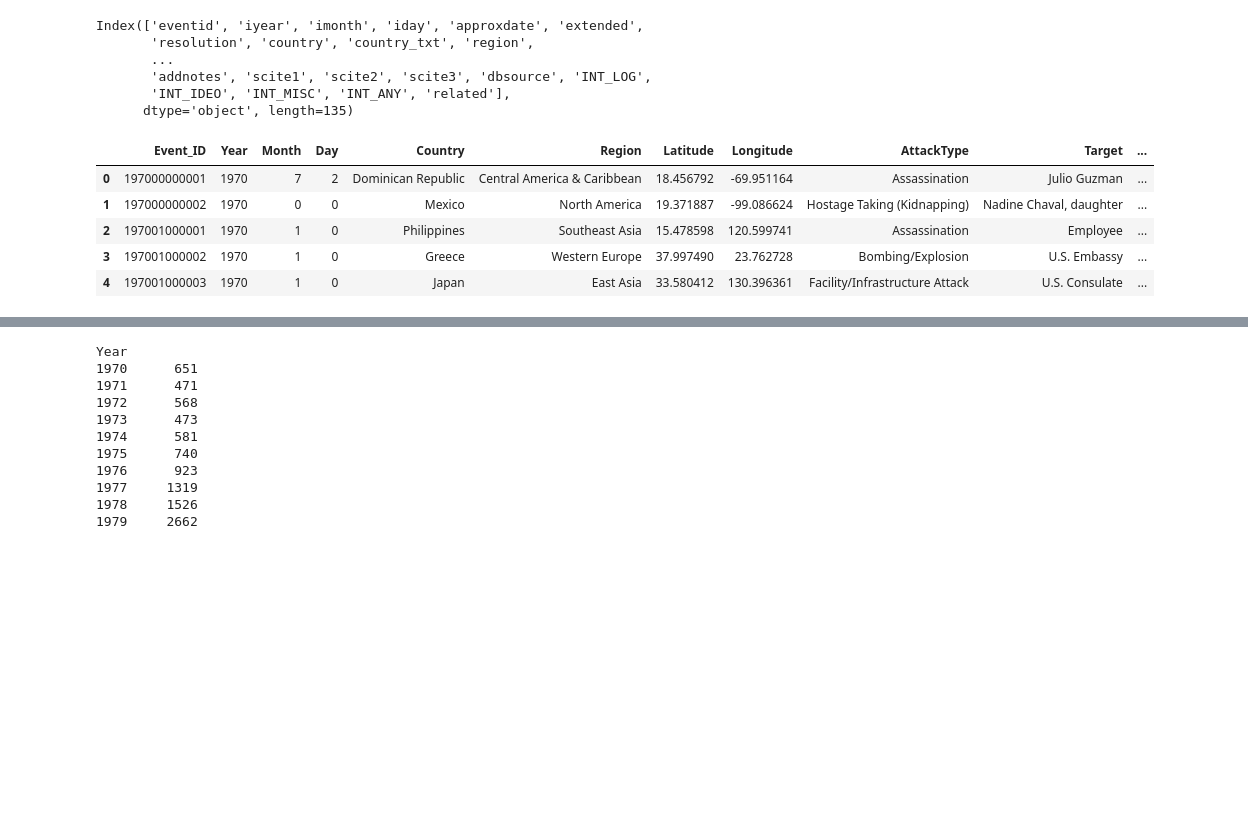
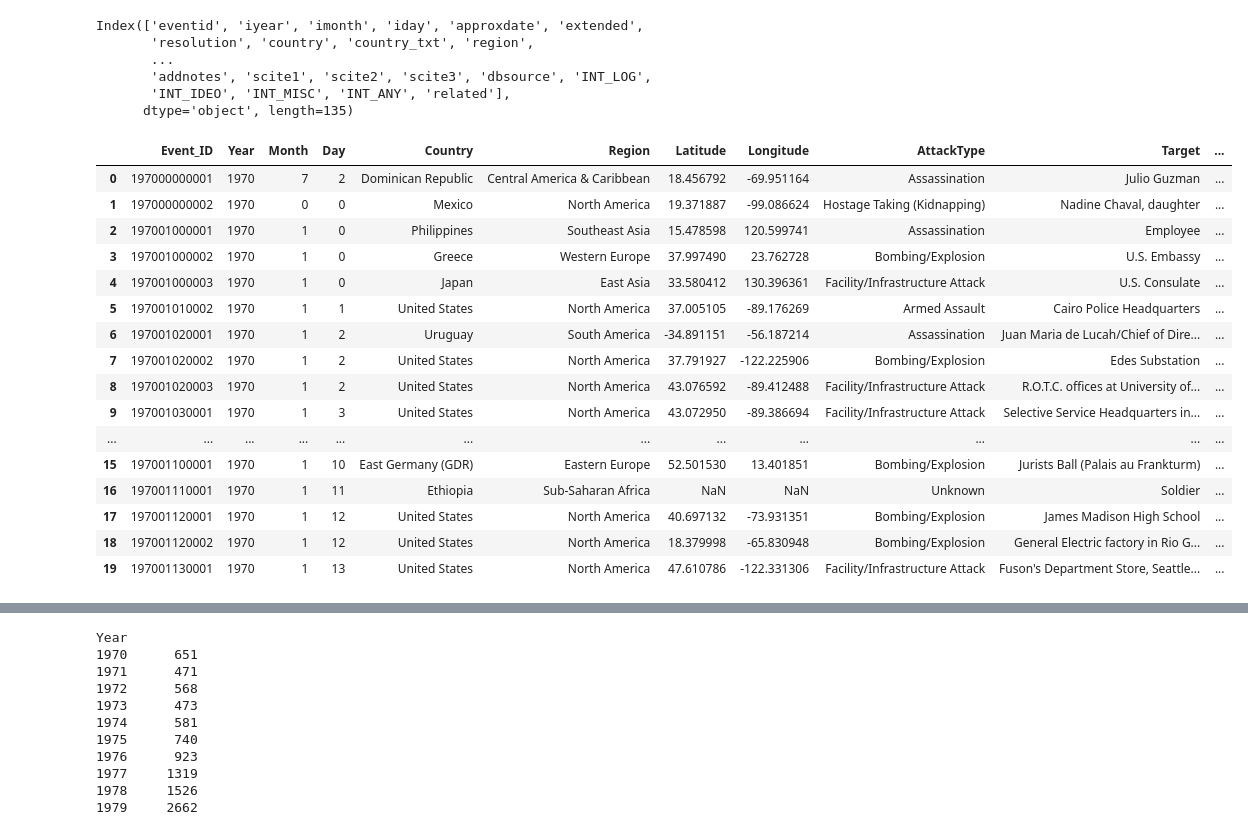
Before and after one commit to gverploeg/Terrorism_Capstone, a Jupyter notebook: notebooks/data_sort_pandas.ipynb, the cells around one changed output, grey strips where cells are left out. Drawn from its saved outputs; the diff is of its cells as text; code cells hidden in the pictures; blank space fills up the shorter version.

Commit message:
added data table in read me

```diff
--- a/notebooks/data_sort_pandas.ipynb
+++ b/notebooks/data_sort_pandas.ipynb
@@ -156,11 +156,22 @@ Index(['eventid', 'iyear', 'imonth', 'iday', 'approxdate', 'extended',
 # %%
 terror = df_[['Event_ID', 'Year', 'Month', 'Day', 'Country', 'Region', 'Latitude', 'Longitude', 'AttackType', 'Target', 'Fatalities', 'Wounded', 'Summary', 'Group', 'Target_Type', 'Weapon_Type', 'Motive']]
 
-terror.head()
+terror.head(20)
 # %% [output]
 |  | Event_ID | Year | Month | Day | Country | Region | Latitude | Longitude | AttackType | Target | ... |
 | 0 | 197000000001 | 1970 | 7 | 2 | Dominican Republic | Central America & Caribbean | 18.456792 | -69.951164 | Assassination | Julio Guzman | ... |
 | 1 | 197000000002 | 1970 | 0 | 0 | Mexico | North America | 19.371887 | -99.086624 | Hostage Taking (Kidnapping) | Nadine Chaval, daughter | ... |
 | 2 | 197001000001 | 1970 | 1 | 0 | Philippines | Southeast Asia | 15.478598 | 120.599741 | Assassination | Employee | ... |
 | 3 | 197001000002 | 1970 | 1 | 0 | Greece | Western Europe | 37.997490 | 23.762728 | Bombing/Explosion | U.S. Embassy | ... |
 | 4 | 197001000003 | 1970 | 1 | 0 | Japan | East Asia | 33.580412 | 130.396361 | Facility/Infrastructure Attack | U.S. Consulate | ... |
+| 5 | 197001010002 | 1970 | 1 | 1 | United States | North America | 37.005105 | -89.176269 | Armed Assault | Cairo Police Headquarters | ... |
+| 6 | 197001020001 | 1970 | 1 | 2 | Uruguay | South America | -34.891151 | -56.187214 | Assassination | Juan Maria de Lucah/Chief of Dire... | ... |
+| 7 | 197001020002 | 1970 | 1 | 2 | United States | North America | 37.791927 | -122.225906 | Bombing/Explosion | Edes Substation | ... |
+| 8 | 197001020003 | 1970 | 1 | 2 | United States | North America | 43.076592 | -89.412488 | Facility/Infrastructure Attack | R.O.T.C. offices at University of... | ... |
+| 9 | 197001030001 | 1970 | 1 | 3 | United States | North America | 43.072950 | -89.386694 | Facility/Infrastructure Attack | Selective Service Headquarters in... | ... |
+| ... | ... | ... | ... | ... | ... | ... | ... | ... | ... | ... | ... |
+| 15 | 197001100001 | 1970 | 1 | 10 | East Germany (GDR) | Eastern Europe | 52.501530 | 13.401851 | Bombing/Explosion | Jurists Ball (Palais au Frankturm) | ... |
+| 16 | 197001110001 | 1970 | 1 | 11 | Ethiopia | Sub-Saharan Africa | NaN | NaN | Unknown | Soldier | ... |
+| 17 | 197001120001 | 1970 | 1 | 12 | United States | North America | 40.697132 | -73.931351 | Bombing/Explosion | James Madison High School | ... |
+| 18 | 197001120002 | 1970 | 1 | 12 | United States | North America | 18.379998 | -65.830948 | Bombing/Explosion | General Electric factory in Rio G... | ... |
+| 19 | 197001130001 | 1970 | 1 | 13 | United States | North America | 47.610786 | -122.331306 | Facility/Infrastructure Attack | Fuson's Department Store, Seattle... | ... |
```
Also changed, not shown: parts of 1 cell of this notebook, 2 other files.
